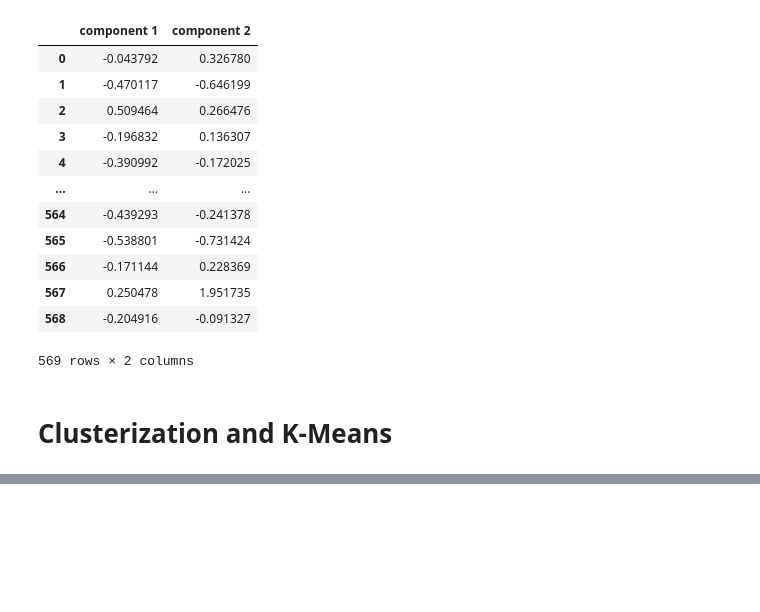
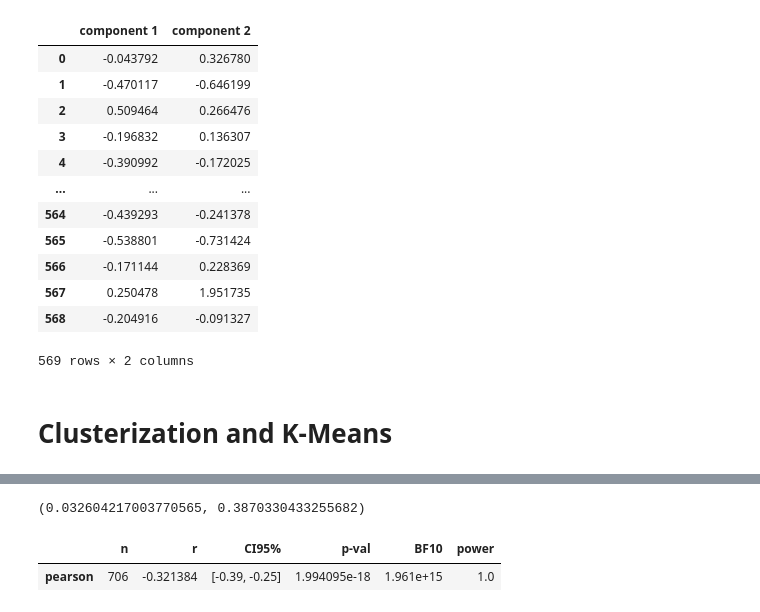
Before and after one commit to Ultraluxe25/Learning-Data-Science-and-Machine-Learning, a Jupyter notebook: Stepik courses/MGIMO Data Analysis - Hypothessis testing and Visualization in Python. PCA. Clusterization with KMeans..ipynb, the cells around one changed output, grey strips where cells are left out. Drawn from its saved outputs; the diff is of its cells as text; code cells hidden in the pictures; blank space fills up the shorter version.

```diff
--- a/Stepik courses/MGIMO Data Analysis - Hypothessis testing and Visualization in Python. PCA. Clusterization with KMeans..ipynb
+++ b/Stepik courses/MGIMO Data Analysis - Hypothessis testing and Visualization in Python. PCA. Clusterization with KMeans..ipynb
@@ -299,0 +374,12 @@ plt.show();
+# %%
+# Using scipy.stats
+r, p_val = scs.pearsonr(x=sleep['educ'], y=sleep['totwrk'])
+r, p_val
+# %% [output]
+(0.032604217003770565, 0.3870330433255682)
+# %%
+# Using pengouin
+pg.corr(x=sleep['sleep'], y=sleep['totwrk'])
+# %% [output]
+|  | n | r | CI95% | p-val | BF10 | power |
+| pearson | 706 | -0.321384 | [-0.39, -0.25] | 1.994095e-18 | 1.961e+15 | 1.0 |
```
Also changed, not shown: parts of 38 cells of this notebook.
